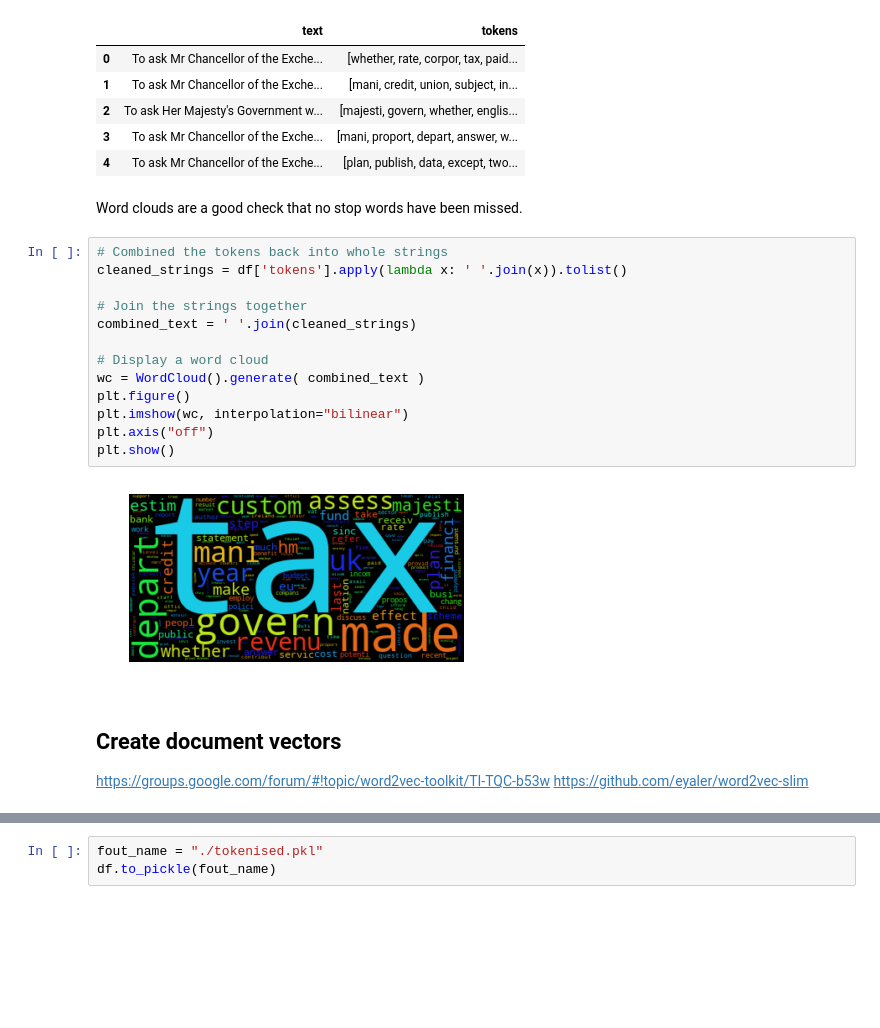
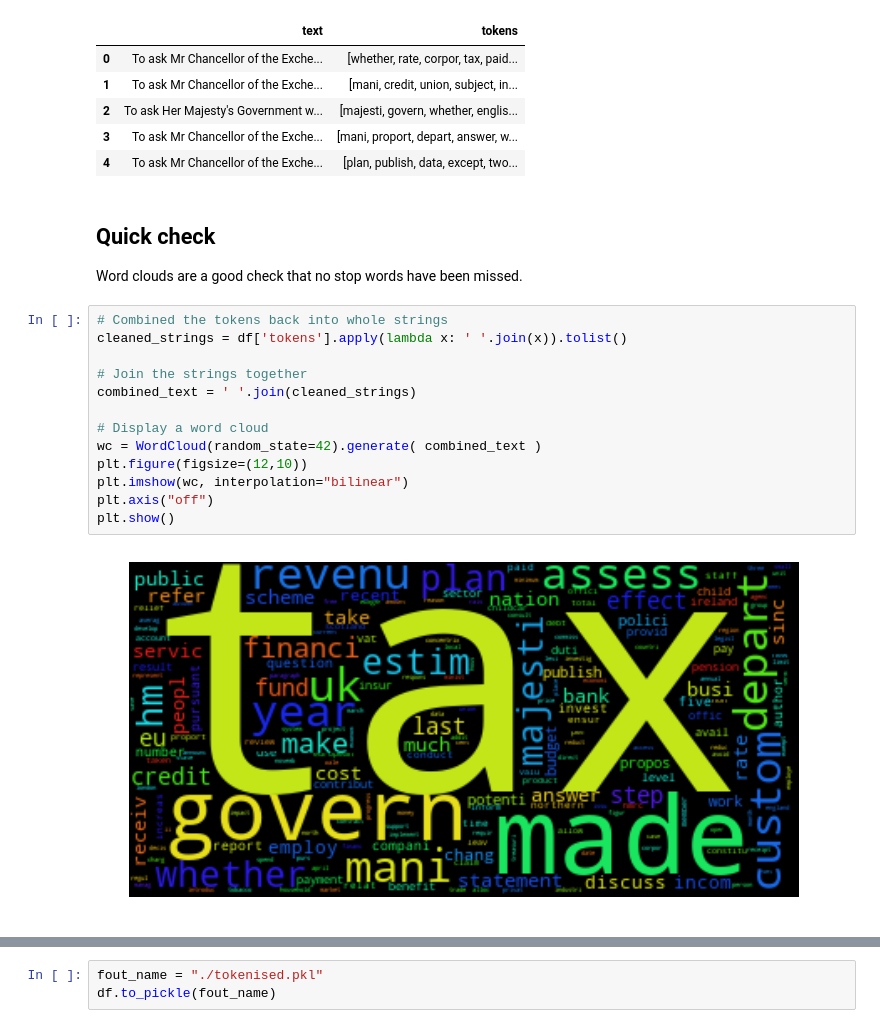
Before and after one commit to jjfallon/text-clustering, a Jupyter notebook: Clean the data.ipynb, the cells around one changed output, grey strips where cells are left out. Saved outputs shown, nothing was run; the diff lists cells and outputs as text; blank space fills up the shorter version.

```diff
--- a/Clean the data.ipynb
+++ b/Clean the data.ipynb
@@ -84,24 +86,21 @@ df.head()
 | 3 | To ask Mr Chancellor of the Exche... | [mani, proport, depart, answer, w... |
 | 4 | To ask Mr Chancellor of the Exche... | [plan, publish, data, except, two... |
 # %% [markdown]
+## Quick check
+
 Word clouds are a good check that no stop words have been missed.
 # %%
 # Combined the tokens back into whole strings
 cleaned_strings = df['tokens'].apply(lambda x: ' '.join(x)).tolist()
 
 # Join the strings together
 combined_text = ' '.join(cleaned_strings)
 
 # Display a word cloud
-wc = WordCloud().generate( combined_text )
-plt.figure()
+wc = WordCloud(random_state=42).generate( combined_text )
+plt.figure(figsize=(12,10))
 plt.imshow(wc, interpolation="bilinear")
 plt.axis("off")
 plt.show()
 # %% [output]
-[figure, old version]
+[figure, new version]
-# %% [markdown]
-## Create document vectors
-
-https://groups.google.com/forum/#!topic/word2vec-toolkit/TI-TQC-b53w
-https://github.com/eyaler/word2vec-slim
```
Also changed, not shown: parts of 8 cells of this notebook.
